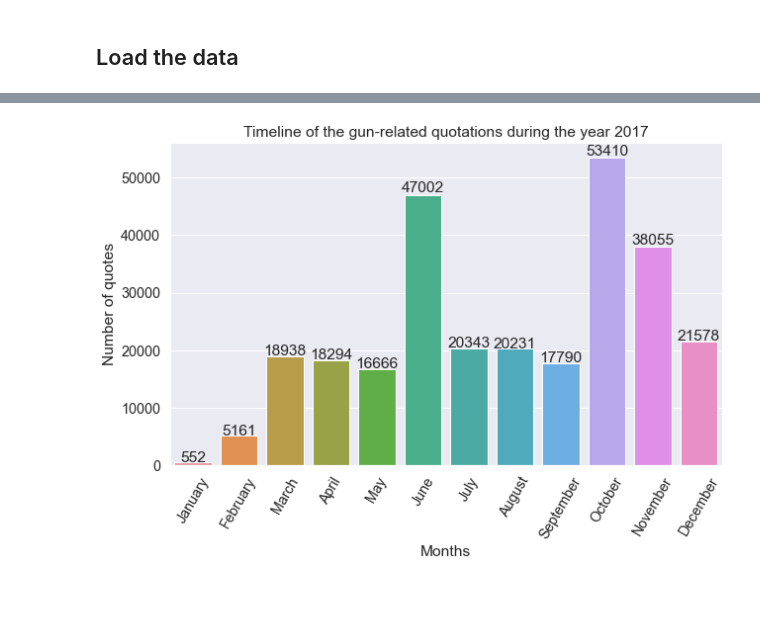
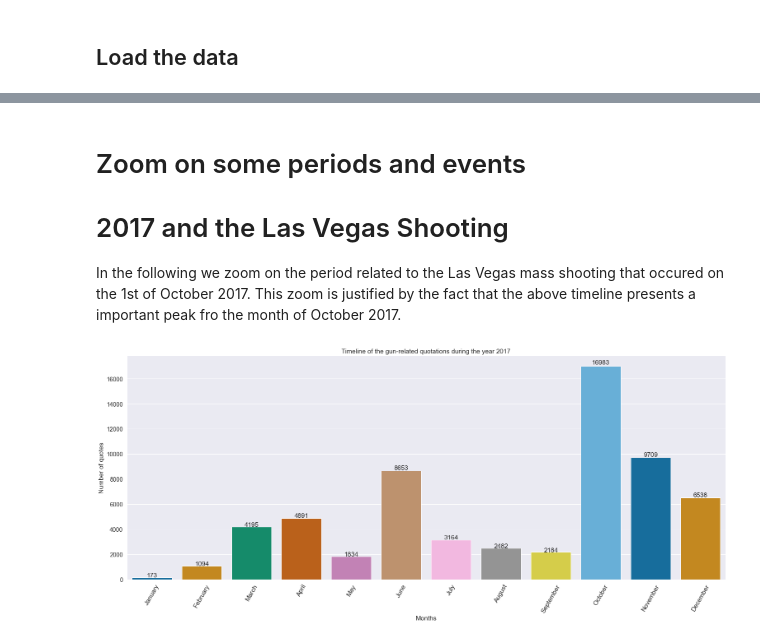
Before and after one commit to epfl-ada/ada-2021-project-sate, a Jupyter notebook: Timeline - Estelle.ipynb, the cells around one changed output, grey strips where cells are left out. Saved outputs shown, nothing was run; the diff lists cells and outputs as text; code cells hidden in the pictures; blank space fills up the shorter version.

Commit message:
timelines

```diff
--- a/Timeline - Estelle.ipynb
+++ b/Timeline - Estelle.ipynb
@@ -25,6 +25,6 @@ import ssl
 from scipy import stats
 
 %matplotlib inline
-# sns.set(font_scale = 1.3, rc = {'figure.figsize':(10,6)})
-# sns.set_palette('colorblind')
-# data_folder = 'data/'
+sns.set(font_scale = 1.3, rc = {'figure.figsize':(26,10)})
+sns.set_palette('colorblind')
+data_folder = 'data/'
@@ -98,3 +82,10 @@ def show_values(axs, orient="v", space=.01):
             _single(ax)
     else:
         _single(axs)
+# %%
+# Check that there are quotations in every months
+
+df['dateWithoutTime'] = df['date'].dt.normalize()
+print(df['date'].dt.to_period('M').unique())
+if (len(df['date'].dt.to_period('M').unique())==64):
+    print('There are 64 different months in our dataset, there is at least 1 quotes per month (from January 2015 to April 2020).')
@@ -100,0 +106,14 @@ def show_values(axs, orient="v", space=.01):
+# %%
+## Plot of the number of quotes related to guns in function of the month
+
+df['dateWithoutTime'] = df['date'].dt.normalize()
+
+ax = sns.barplot(x=np.linspace(1,64,64), y=df.groupby(df['date'].dt.to_period('M')).numOccurrences.sum(), palette='colorblind')#, data=gunquotes)
+ax.set_xlabel('Months')
+ax.set_ylabel('Number of quotes')
+ax.set_title('Timeline of the gun-related quotes in the period January 2015-April 2020')
+labels = ['January 15', 'February 15', 'March 15', 'April 15', 'May 15', 'June 15', 'July 15', 'August 15', 'September 15', 'October 15', 'November 15', 'December 15', 'January 16', 'February 16', 'March 16', 'April 16', 'May 16', 'June 16', 'July 16', 'August 16', 'September 16', 'October 16', 'November 16', 'December 16', 'January 17', 'February 17', 'March 17', 'April 17', 'May 17', 'June 17', 'July 17', 'August 17', 'September 17', 'October 17', 'November 17', 'December 17', 'January 18', 'February 18', 'March 18', 'April 18', 'May 18', 'June 18', 'July 18', 'August 18', 'September 18', 'October 18', 'November 18', 'December 18', 'January 19', 'February 19', 'March 19', 'April 19', 'May 19', 'June 19', 'July 19', 'August 19', 'September 19', 'October 19', 'November 19', 'December 19', 'January 20', 'February 20', 'March 20', 'April 20']
+ax.set_xticklabels(labels)
+plt.xticks(rotation=60)
+# show_values(ax)
+plt.show()
@@ -101,16 +243,21 @@ def show_values(axs, orient="v", space=.01):
+# %% [markdown]
+# Zoom on some periods and events
+# 2017 and the Las Vegas Shooting
+
+In the following we zoom on the period related to the Las Vegas mass shooting that occured on the 1st of October 2017. This zoom is justified by the fact that the above timeline presents a important peak fro the month of October 2017.
 # %%
-## Plot of the number of quotes related to guns in function of the month
+## Plot of the number of quotes related to guns in the year 2017
 
-gunquotes['dateWithoutTime'] = gunquotes['date'].dt.normalize()
+g2017 = df[(df['date'].dt.year == 2017)]
 
-ax = sns.barplot(x=np.linspace(1,12,12), y=gunquotes.groupby(gunquotes['dateWithoutTime'].dt.month).numOccurrences.sum())#, data=gunquotes)
-sns.set_color_codes("colorblind")
+ax = sns.barplot(x=np.linspace(1,12,12), y=g2017.groupby(g2017['dateWithoutTime'].dt.month).numOccurrences.sum(), palette='colorblind')#, data=gunquotes)
 ax.set_xlabel('Months')
 ax.set_ylabel('Number of quotes')
 ax.set_title('Timeline of the gun-related quotations during the year 2017')
-ax.set_xticklabels(labels=['January', 'February', 'March', 'April', 'May', 'June', 'July', 'August', 'September', 'October', 'November', 'December'])
-plt.xticks(rotation=60)
+labels = ['January', 'February', 'March', 'April', 'May', 'June', 'July', 'August', 'September', 'October', 'November', 'December']
+ax.set_xticklabels(labels)
+plt.xticks(rotation=60, fontsize="medium")
 show_values(ax)
 plt.show()
 # %% [output]
-[figure, old version]
+[figure, new version]
```
Also changed, not shown: parts of 32 cells of this notebook, 2 other files.
